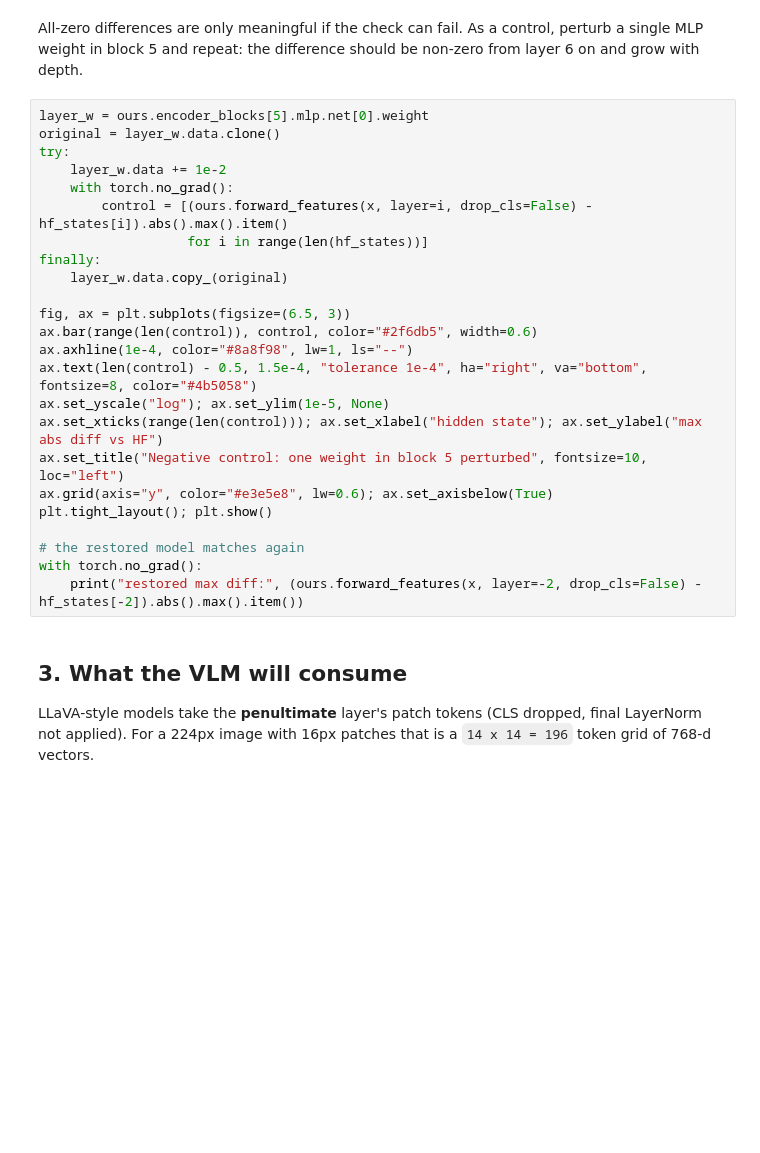
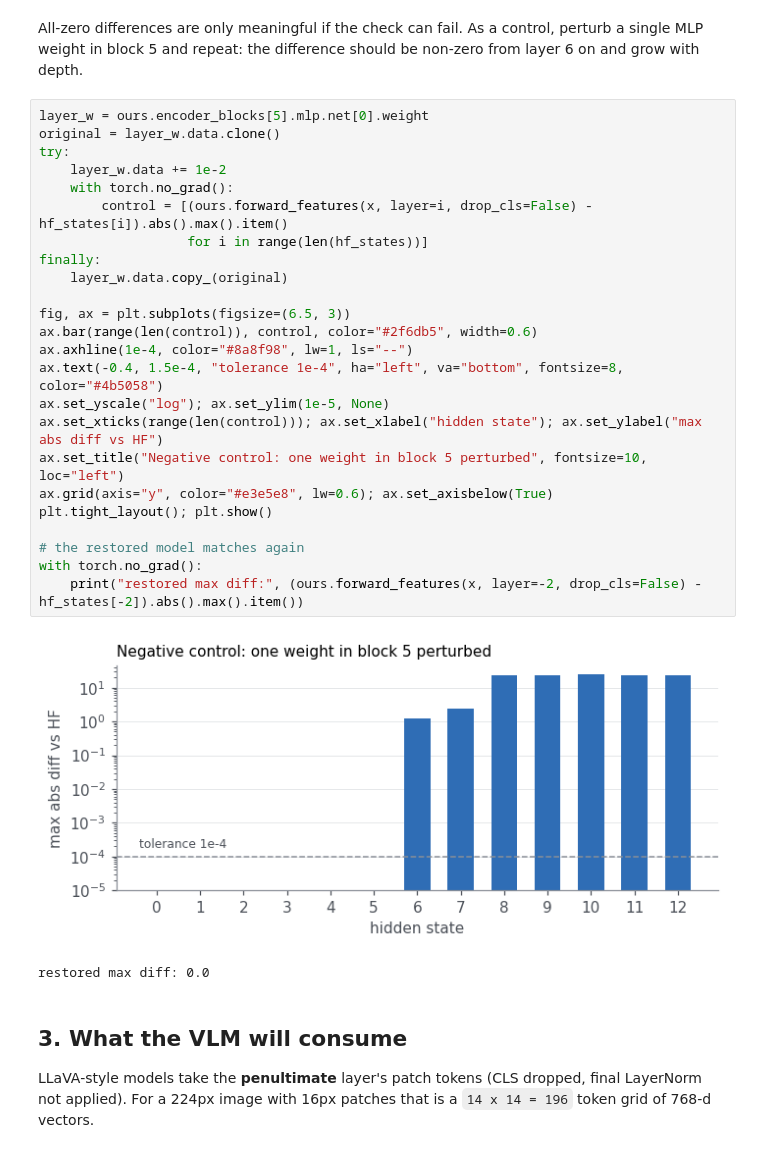
Before and after one commit to RamuNalla/mini-vlm-from-scratch, a Jupyter notebook: notebooks/01_encoder_verification.ipynb, the cells around one changed output. Cells and saved outputs as stored; diff of their text form; blank space fills up the shorter version.

Commit message:
tolerance label overlap issue fixed

```diff
--- a/notebooks/01_encoder_verification.ipynb
+++ b/notebooks/01_encoder_verification.ipynb
@@ -73,27 +93,30 @@ All-zero differences are only meaningful if the check can fail. As a control, pe
 # %%
 layer_w = ours.encoder_blocks[5].mlp.net[0].weight
 original = layer_w.data.clone()
 try:
     layer_w.data += 1e-2
     with torch.no_grad():
         control = [(ours.forward_features(x, layer=i, drop_cls=False) - hf_states[i]).abs().max().item()
                    for i in range(len(hf_states))]
 finally:
     layer_w.data.copy_(original)
 
 fig, ax = plt.subplots(figsize=(6.5, 3))
 ax.bar(range(len(control)), control, color="#2f6db5", width=0.6)
 ax.axhline(1e-4, color="#8a8f98", lw=1, ls="--")
-ax.text(len(control) - 0.5, 1.5e-4, "tolerance 1e-4", ha="right", va="bottom", fontsize=8, color="#4b5058")
+ax.text(-0.4, 1.5e-4, "tolerance 1e-4", ha="left", va="bottom", fontsize=8, color="#4b5058")
 ax.set_yscale("log"); ax.set_ylim(1e-5, None)
 ax.set_xticks(range(len(control))); ax.set_xlabel("hidden state"); ax.set_ylabel("max abs diff vs HF")
 ax.set_title("Negative control: one weight in block 5 perturbed", fontsize=10, loc="left")
 ax.grid(axis="y", color="#e3e5e8", lw=0.6); ax.set_axisbelow(True)
 plt.tight_layout(); plt.show()
 
 # the restored model matches again
 with torch.no_grad():
     print("restored max diff:", (ours.forward_features(x, layer=-2, drop_cls=False) - hf_states[-2]).abs().max().item())
+# %% [output]
+[figure, added]
+restored max diff: 0.0
 # %% [markdown]
 ## 3. What the VLM will consume
 
```
Also changed, not shown: parts of 7 cells of this notebook, 1 other file.
